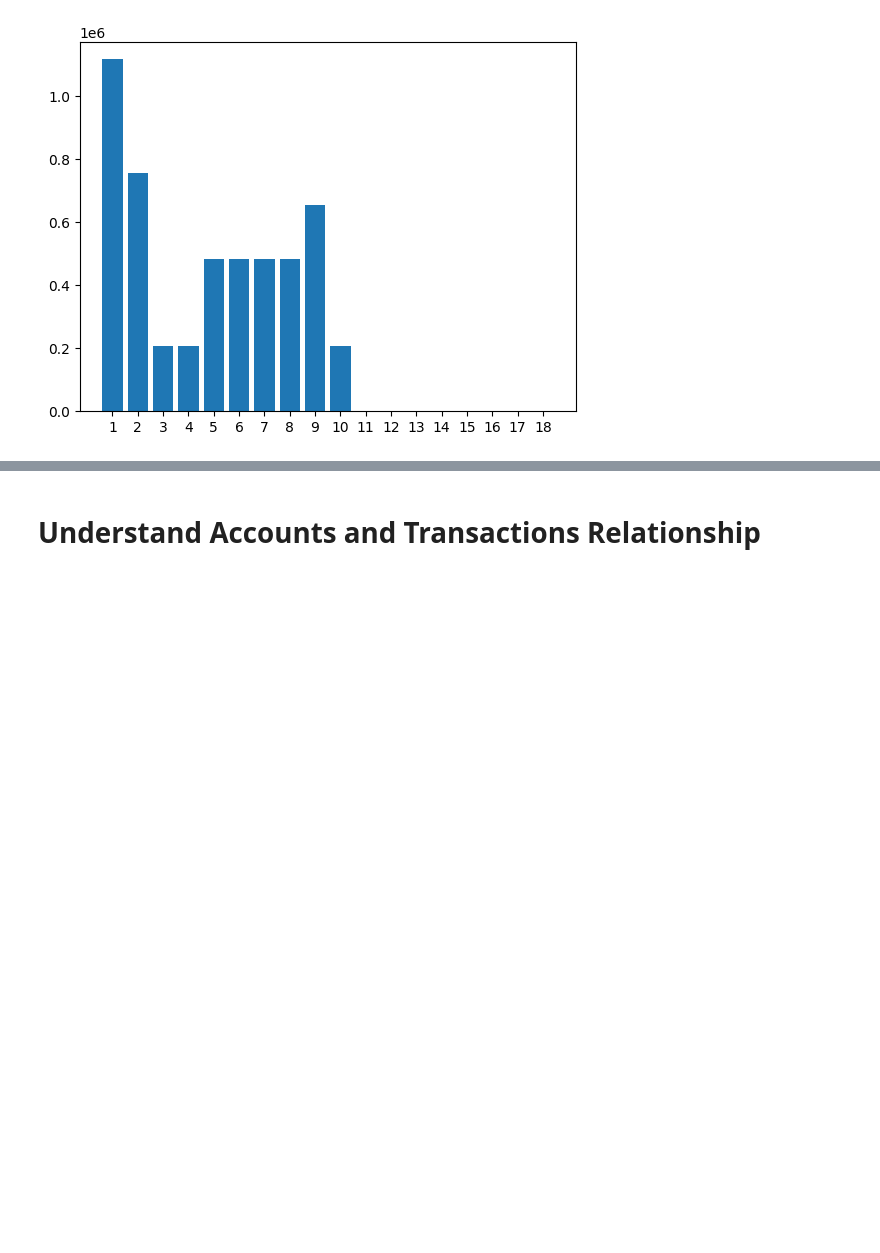
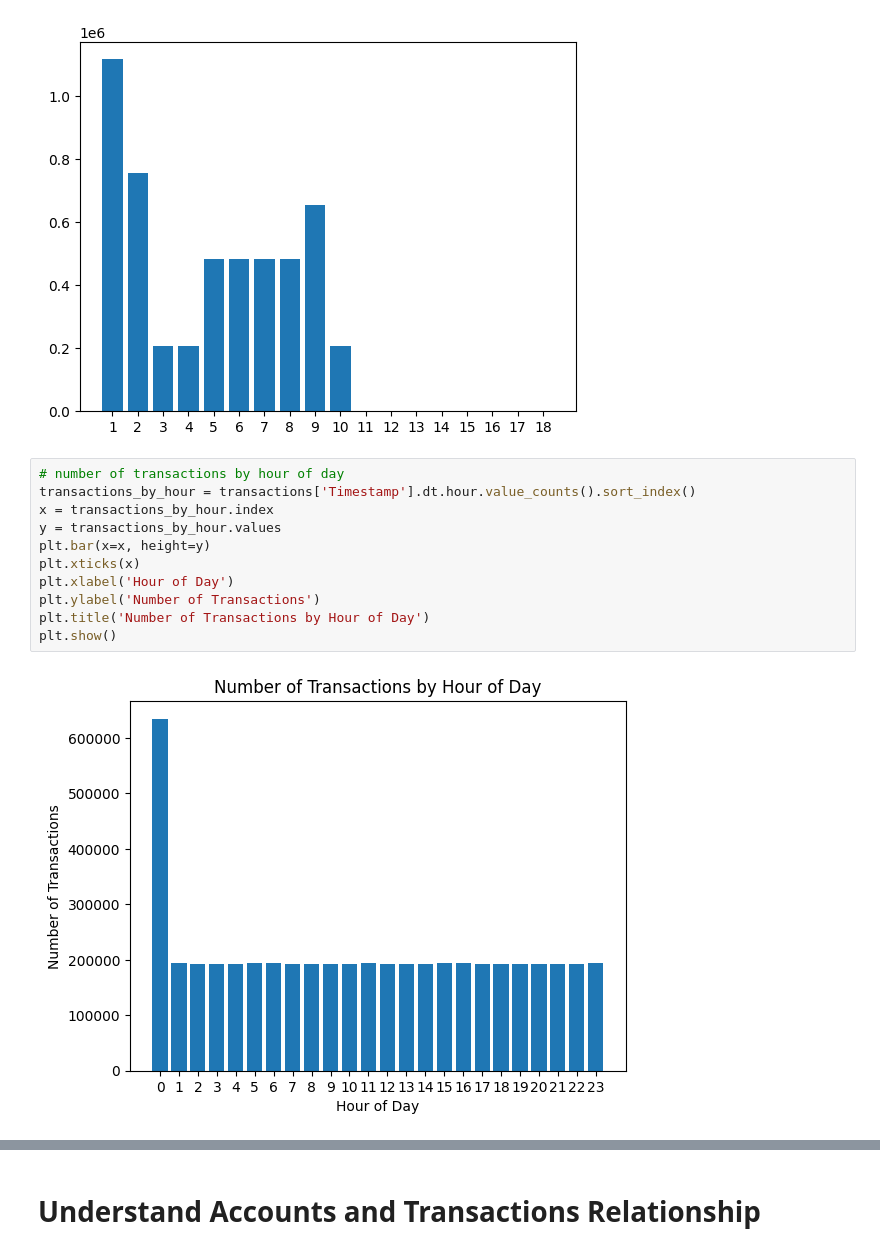
Before and after one commit to Darrellcr/Money-Laundering-Detection, a Jupyter notebook: EDA.ipynb, the cells around one changed output, grey strips where cells are left out. Cells and saved outputs as stored; diff of their text form; blank space fills up the shorter version.

```diff
--- a/EDA.ipynb
+++ b/EDA.ipynb
@@ -482,3 +482,16 @@ plt.xticks(x)
 plt.show()
 # %% [output]
 [figure]
+# %%
+# number of transactions by hour of day
+transactions_by_hour = transactions['Timestamp'].dt.hour.value_counts().sort_index()
+x = transactions_by_hour.index
+y = transactions_by_hour.values
+plt.bar(x=x, height=y)
+plt.xticks(x)
+plt.xlabel('Hour of Day')
+plt.ylabel('Number of Transactions')
+plt.title('Number of Transactions by Hour of Day')
+plt.show()
+# %% [output]
+[figure, added]
```
Also changed, not shown: parts of 4 cells of this notebook, 7 other files.
